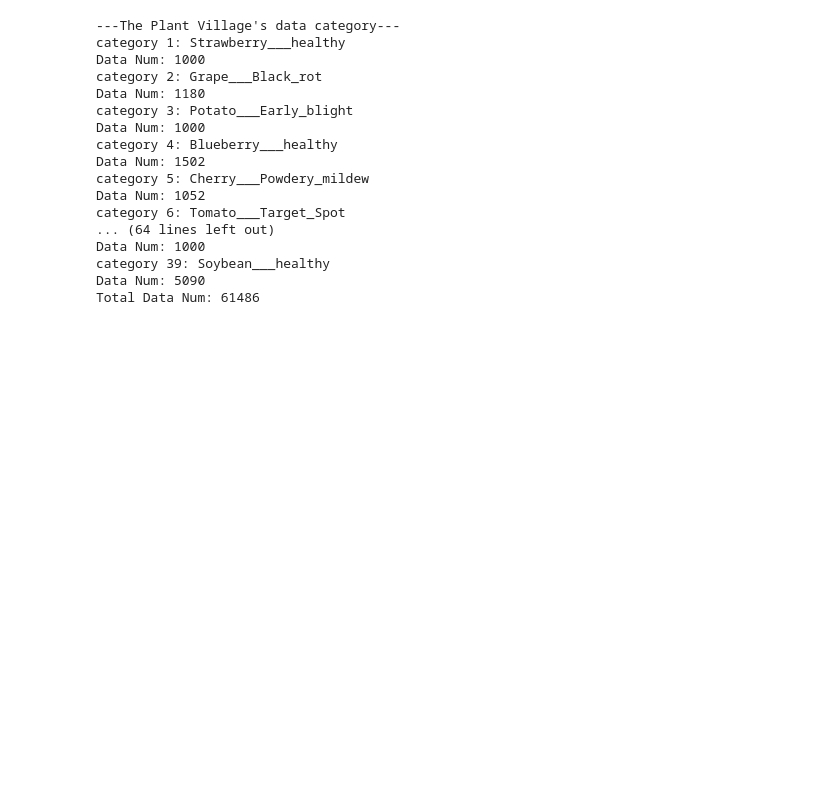
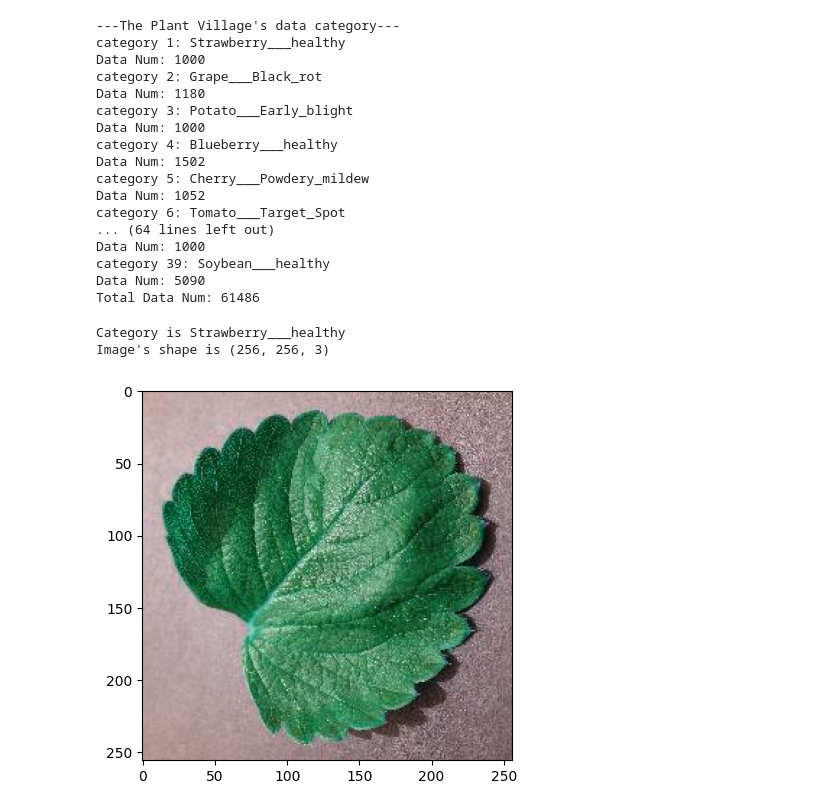
Before and after one commit to Wonseo-C/PlantVillage, a Jupyter notebook: dataloadExample.ipynb, the cells around one changed output. Saved outputs shown, nothing was run; the diff lists cells and outputs as text; code cells hidden in the pictures; blank space fills up the shorter version.

```diff
--- a/dataloadExample.ipynb
+++ b/dataloadExample.ipynb
@@ -33,3 +33,17 @@ Data Num: 1000
 category 39: Soybean___healthy
 Data Num: 5090
 Total Data Num: 61486
+# %%
+from matplotlib import pyplot as plt
+import cv2
+
+exampleImageName = os.path.join(dataDir, subDirList[0], "image (1).JPG")
+im = cv2.imread(exampleImageName)
+
+plt.imshow(im)
+print(f"Category is {subDirList[0]}")
+print(f"Image's shape is {im.shape}")
+# %% [output]
+Category is Strawberry___healthy
+Image's shape is (256, 256, 3)
+[figure, added]
```
Also changed, not shown: parts of 1 cell of this notebook.
